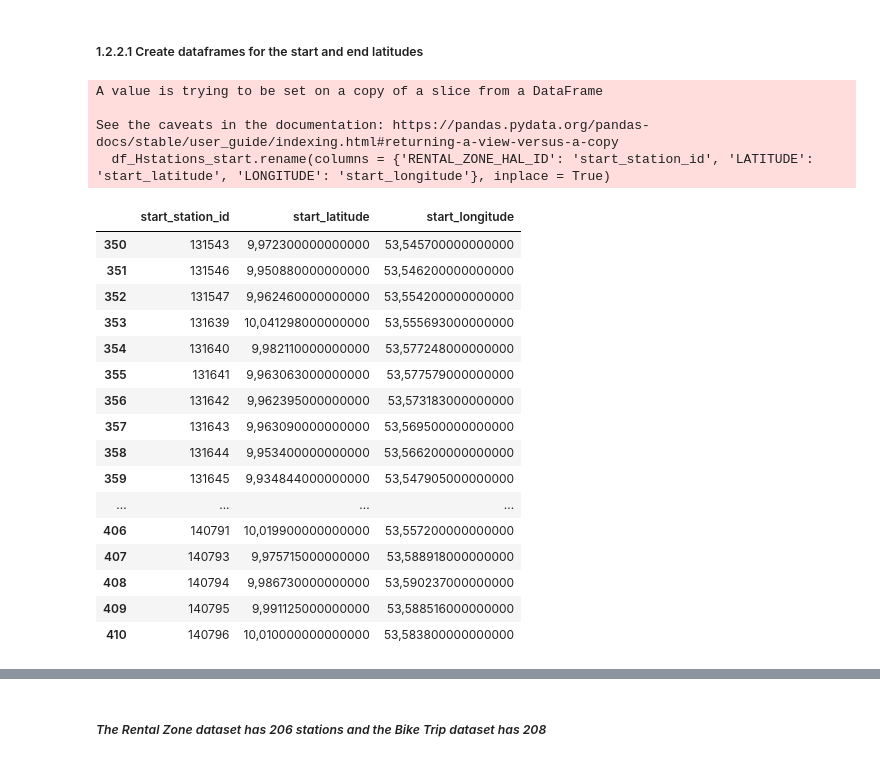
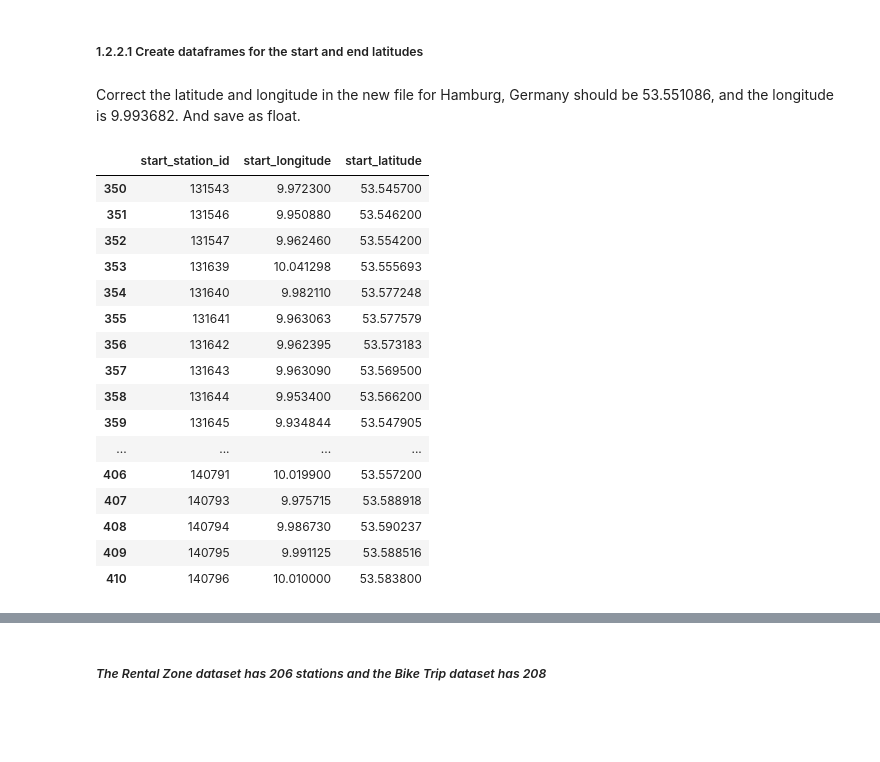
Before and after one commit to eekevall/LC-Rhein-Main-Hackathon, a Jupyter notebook: Scripts/Deutsche_Bahn_Data_Set.ipynb, the cells around one changed output, grey strips where cells are left out. Drawn from its saved outputs; the diff is of its cells as text; code cells hidden in the pictures; blank space fills up the shorter version.

Commit message:
Add files via upload
Corrected the latitude and longitude (Hamburg is latitude 53.55 and longitude 9.9983) - they were the wrong way round in the DB file

```diff
--- a/Scripts/Deutsche_Bahn_Data_Set.ipynb
+++ b/Scripts/Deutsche_Bahn_Data_Set.ipynb
@@ -41,7 +44,7 @@ import os
 # %%
 # set the path and import the data
 
-path = r'/Users/elsaekevall/Documents/Data Science/Correl_Aid/Correl_Aid_Hackathon/DB_Data'
+path = r'/Users/elsaekevall/Documents/Data Science/Correl_Aid/Correl_Aid_Hackathon/DB_Data/Data'
 df_trips = pd.read_csv(os.path.join(path, 'biketrip_data.csv'))
 # %%
 # view first 25 rows
@@ -837,34 +842,37 @@ df_Hstations.shape
 ---
 # %% [markdown]
 ##### 1.2.2.1  Create dataframes for the start and end latitudes
+# %% [markdown]
+Correct the latitude and longitude in the new file for Hamburg, Germany should be  53.551086, and the longitude is 9.993682. And save as float.
 # %%
 # Create a new data set with the start_station_id, latitude and longitude
 
-df_Hstations_start = df_Hstations[['RENTAL_ZONE_HAL_ID', 'LATITUDE', 'LONGITUDE']]
-df_Hstations_start.rename(columns = {'RENTAL_ZONE_HAL_ID': 'start_station_id', 'LATITUDE': 'start_latitude', 'LONGITUDE': 'start_longitude'}, inplace = True)
+df_Hstations_start = df_Hstations.loc[:, ['RENTAL_ZONE_HAL_ID', 'LATITUDE', 'LONGITUDE']]
+df_Hstations_start.rename(columns = {'RENTAL_ZONE_HAL_ID': 'start_station_id', 'LONGITUDE': 'start_latitude', 'LATITUDE': 'start_longitude'}, inplace = True)
+
+# convert to float
+df_Hstations_start['start_latitude'] = df_Hstations_start['start_latitude'].str.replace(',', '.').astype('float')
+df_Hstations_start['start_longitude'] = df_Hstations_start['start_longitude'].str.replace(',', '.').astype('float')
+
 df_Hstations_start.head(60)
 # %% [output]
-A value is trying to be set on a copy of a slice from a DataFrame
-
-See the caveats in the documentation: https://pandas.pydata.org/pandas-docs/stable/user_guide/indexing.html#returning-a-view-versus-a-copy
-  df_Hstations_start.rename(columns = {'RENTAL_ZONE_HAL_ID': 'start_station_id', 'LATITUDE': 'start_latitude', 'LONGITUDE': 'start_longitude'}, inplace = True)
-|  | start_station_id | start_latitude | start_longitude |
-| 350 | 131543 | 9,972300000000000 | 53,545700000000000 |
-| 351 | 131546 | 9,950880000000000 | 53,546200000000000 |
-| 352 | 131547 | 9,962460000000000 | 53,554200000000000 |
-| 353 | 131639 | 10,041298000000000 | 53,555693000000000 |
-| 354 | 131640 | 9,982110000000000 | 53,577248000000000 |
-| 355 | 131641 | 9,963063000000000 | 53,577579000000000 |
-| 356 | 131642 | 9,962395000000000 | 53,573183000000000 |
-| 357 | 131643 | 9,963090000000000 | 53,569500000000000 |
-| 358 | 131644 | 9,953400000000000 | 53,566200000000000 |
-| 359 | 131645 | 9,934844000000000 | 53,547905000000000 |
+|  | start_station_id | start_longitude | start_latitude |
+| 350 | 131543 | 9.972300 | 53.545700 |
+| 351 | 131546 | 9.950880 | 53.546200 |
+| 352 | 131547 | 9.962460 | 53.554200 |
+| 353 | 131639 | 10.041298 | 53.555693 |
+| 354 | 131640 | 9.982110 | 53.577248 |
+| 355 | 131641 | 9.963063 | 53.577579 |
+| 356 | 131642 | 9.962395 | 53.573183 |
+| 357 | 131643 | 9.963090 | 53.569500 |
+| 358 | 131644 | 9.953400 | 53.566200 |
+| 359 | 131645 | 9.934844 | 53.547905 |
 | ... | ... | ... | ... |
-| 406 | 140791 | 10,019900000000000 | 53,557200000000000 |
-| 407 | 140793 | 9,975715000000000 | 53,588918000000000 |
-| 408 | 140794 | 9,986730000000000 | 53,590237000000000 |
-| 409 | 140795 | 9,991125000000000 | 53,588516000000000 |
-| 410 | 140796 | 10,010000000000000 | 53,583800000000000 |
+| 406 | 140791 | 10.019900 | 53.557200 |
+| 407 | 140793 | 9.975715 | 53.588918 |
+| 408 | 140794 | 9.986730 | 53.590237 |
+| 409 | 140795 | 9.991125 | 53.588516 |
+| 410 | 140796 | 10.010000 | 53.583800 |
 # %%
 # Create a new end stations data frame and rename the columns
 
```
Also changed, not shown: parts of 24 cells of this notebook.
